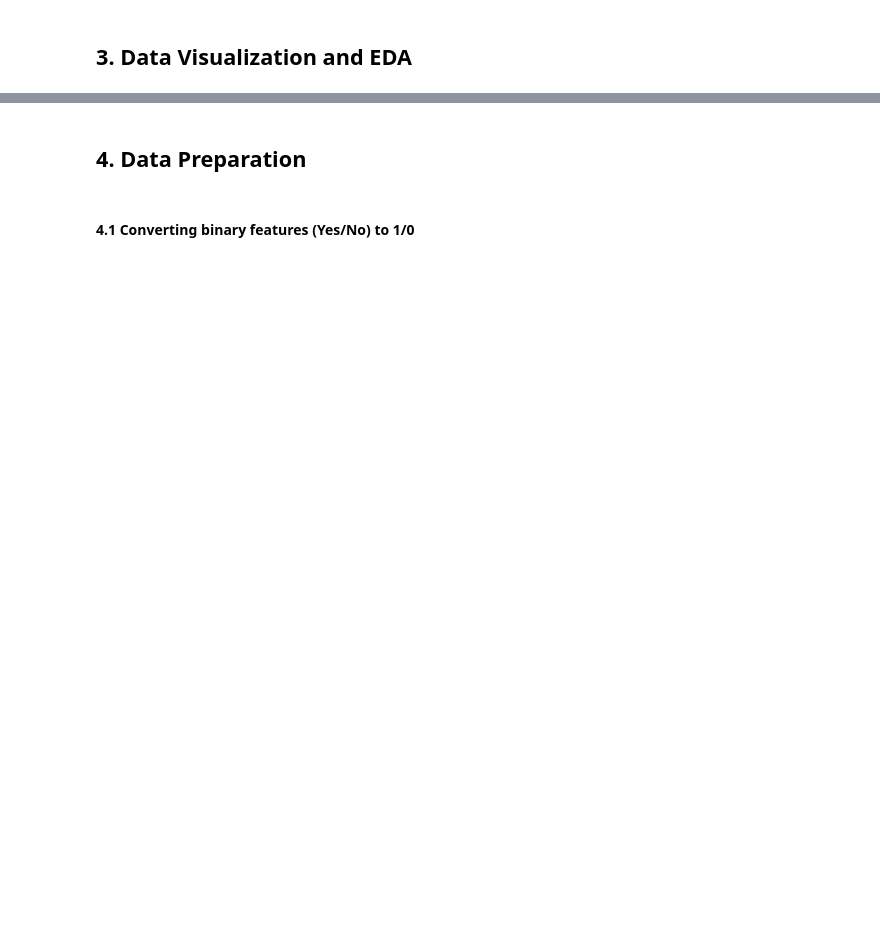
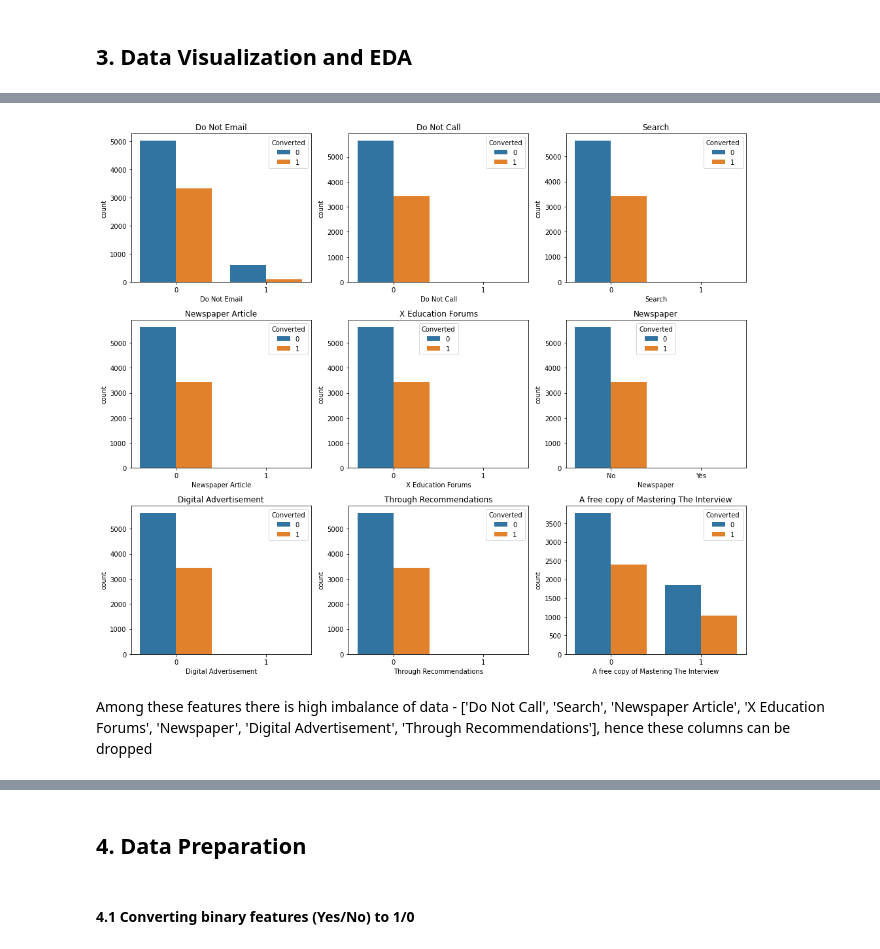
Before and after one commit to aparnakishan/XEducationLeadScore, a Jupyter notebook: LeadScoreXEduCaseStudy.ipynb, the cells around one changed output, grey strips where cells are left out. Saved outputs shown, nothing was run; the diff lists cells and outputs as text; code cells hidden in the pictures; blank space fills up the shorter version.

```diff
--- a/LeadScoreXEduCaseStudy.ipynb
+++ b/LeadScoreXEduCaseStudy.ipynb
@@ -327,0 +362,16 @@ df_lead.head()
+# %%
+#Features with 0 and 1 values
+categorical_variables = list(df_lead.nunique()[df_lead.nunique()==2].index)
+
+categorical_variables.remove('Converted')
+plt.figure(figsize=(14,12))
+for i,col in enumerate(categorical_variables):
+    plt.subplot(3,3,i+1)
+    sns.countplot(x=df_lead[col],hue='Converted',data=df_lead)
+    plt.title(col)
+plt.tight_layout()
+plt.show()
+# %% [output]
+[figure, added]
+# %% [markdown]
+Among these features there is high imbalance of data - ['Do Not Call', 'Search', 'Newspaper Article', 'X Education Forums', 'Newspaper', 'Digital Advertisement', 'Through Recommendations'], hence these columns can be dropped
```
Also changed, not shown: parts of 26 cells of this notebook.
